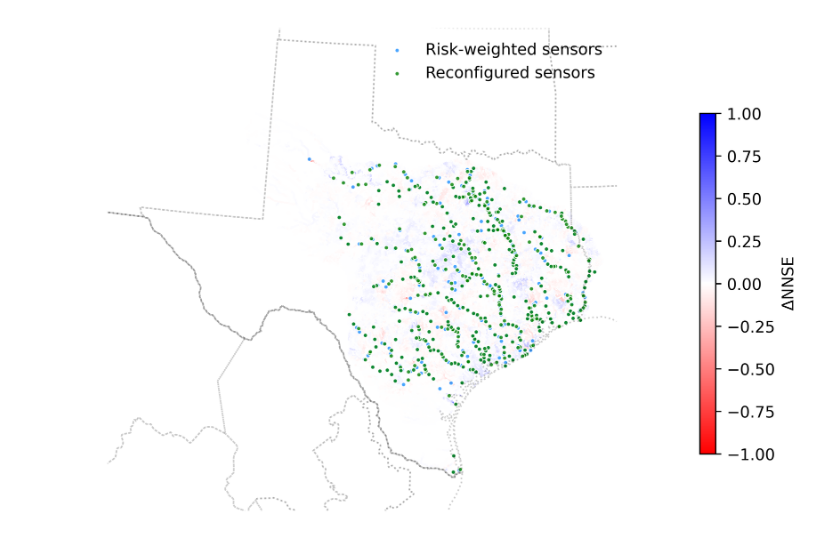
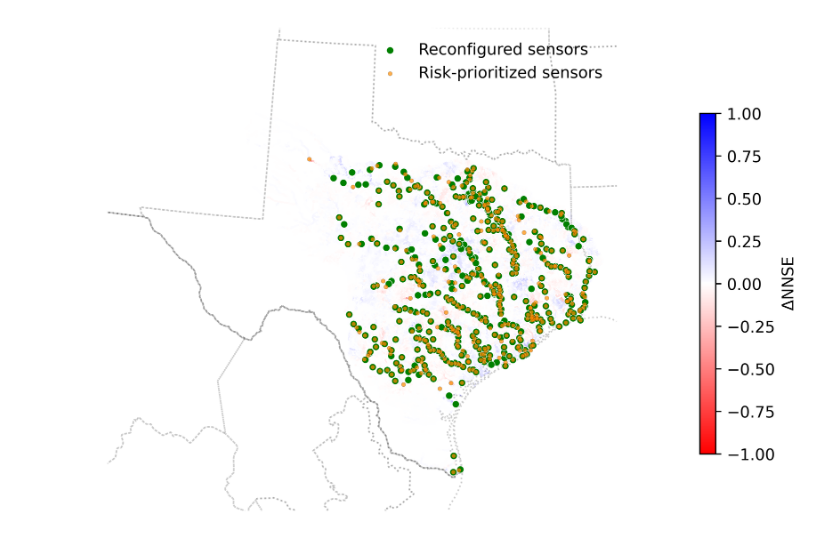
Before and after one commit to future-water/hydrological-sensor-network-design, a Jupyter notebook: sensor_network_flood_risk.ipynb, the cells around one changed output. Drawn from its saved outputs; the diff is of its cells as text; code cells hidden in the pictures.

```diff
--- a/sensor_network_flood_risk.ipynb
+++ b/sensor_network_flood_risk.ipynb
@@ -56,10 +61,52 @@ flowlines_with_nnse, centroids = prepare_visualization_data(
     {'risk': sensor_location_risk, 'opt': sensor_location},
     usgs_number
 )
-
-plot_sensor_network(flowlines_with_nnse, centroids, save_path='sensor_network_risk.png')
-# %% [output]
-[figure, removed]
+# %%
+proj = ccrs.LambertConformal(central_latitude=33, central_longitude=-96,
+                                standard_parallels=(33.0, 45.0))
+flowlines_gdf_with_rmse = flowlines_with_nnse.to_crs(proj.proj4_params)
+centroids = {k: v.to_crs(proj.proj4_params) for k, v in centroids.items()}
+
+fig, ax = plt.subplots(figsize=(7, 5), dpi=600, subplot_kw={'projection': proj})
+ax.set_extent([-106.65, -93.0, 25.0, 36.5], crs=ccrs.PlateCarree())
+ax.spines['geo'].set_visible(False)
+
+lines = LineCollection([np.array(geometry.xy).T for geometry in flowlines_gdf_with_rmse.geometry],
+                        linewidths=1, alpha=1, zorder=1)
+norm = Normalize(vmin=-1, vmax=1)
+lines.set_array(flowlines_gdf_with_rmse['RMSE'])
+lines.set_cmap('bwr_r')
+lines.set_norm(norm)
+ax.add_collection(lines)
+
+cb_ax = fig.add_axes([0.85, 0.2, 0.02, 0.6])
+cb = fig.colorbar(lines, cax=cb_ax, orientation='vertical', label=r'$\Delta \mathrm{NNSE}$')
+
+scatter_props = {
+    'usgs': {'color': 'k', 'label': 'USGS gauges'},
+    'opt': {'color': 'green', 'label': 'Reconfigured sensors'},
+    'risk': {'color': 'darkorange', 'label': 'Risk-weighted sensors'}
+}
+
+
+ax.scatter(centroids['opt'].geometry.x, centroids['opt'].geometry.y,
+            color='green', edgecolor='white', linewidths=0.3, alpha=1, s=20,
+            label=f'Reconfigured sensors', zorder=3)
+
+
+ax.scatter(centroids['risk'].geometry.x, centroids['risk'].geometry.y,
+            color='darkorange', edgecolor='k', linewidths=0.1, alpha=0.7, s=7,
+            label=f'Risk-prioritized sensors', zorder=4)
+
+# Add map features and legend
+ax.add_feature(feature.BORDERS, linestyle='-', alpha=.2)
+ax.add_feature(feature.STATES, linestyle=':', alpha=.2)
+ax.legend(frameon=False, loc='best')
+
+plt.subplots_adjust(left=0.05, right=0.8, top=0.95, bottom=0.1)
+plt.show()
+# %% [output]
+[figure, added]
 # %%
 diff_nnse = np.array(diff_nnse)
 diff_nnse_cleaned = diff_nnse[~np.isnan(diff_nnse)]
```
Also changed, not shown: parts of 4 cells of this notebook, 5 other files.
